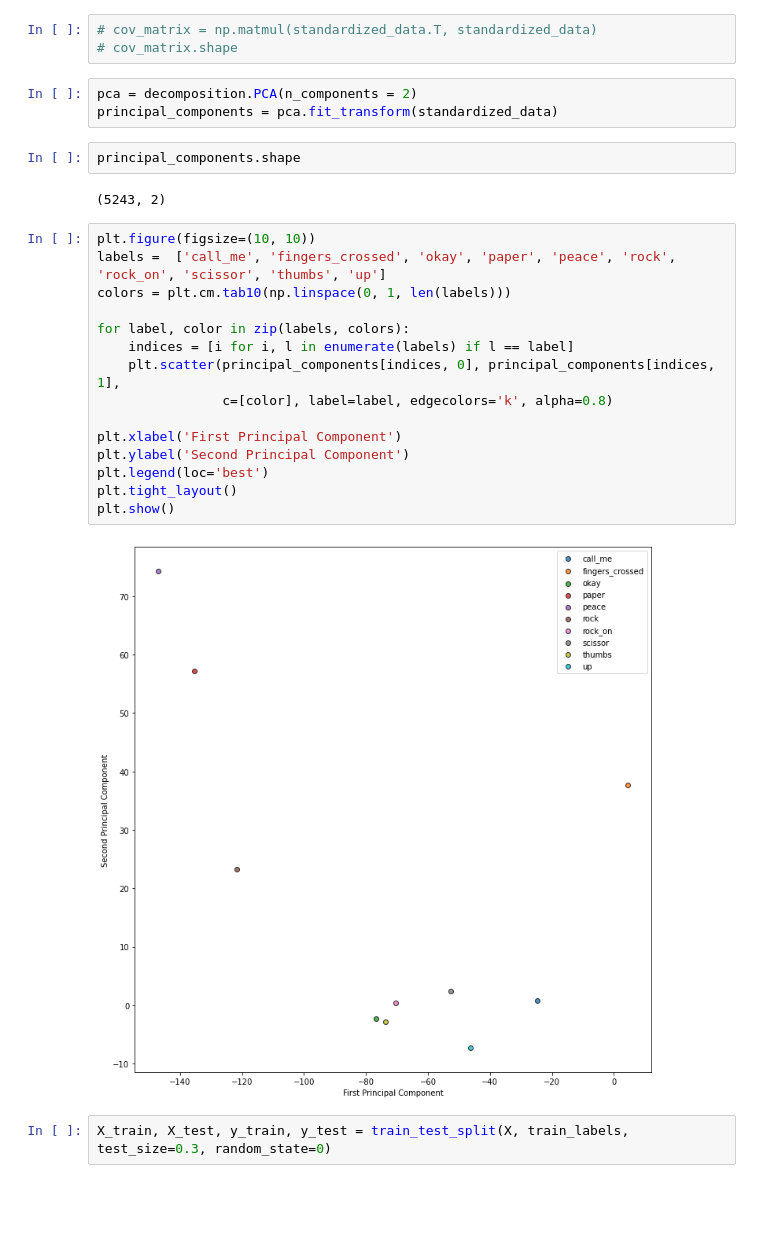
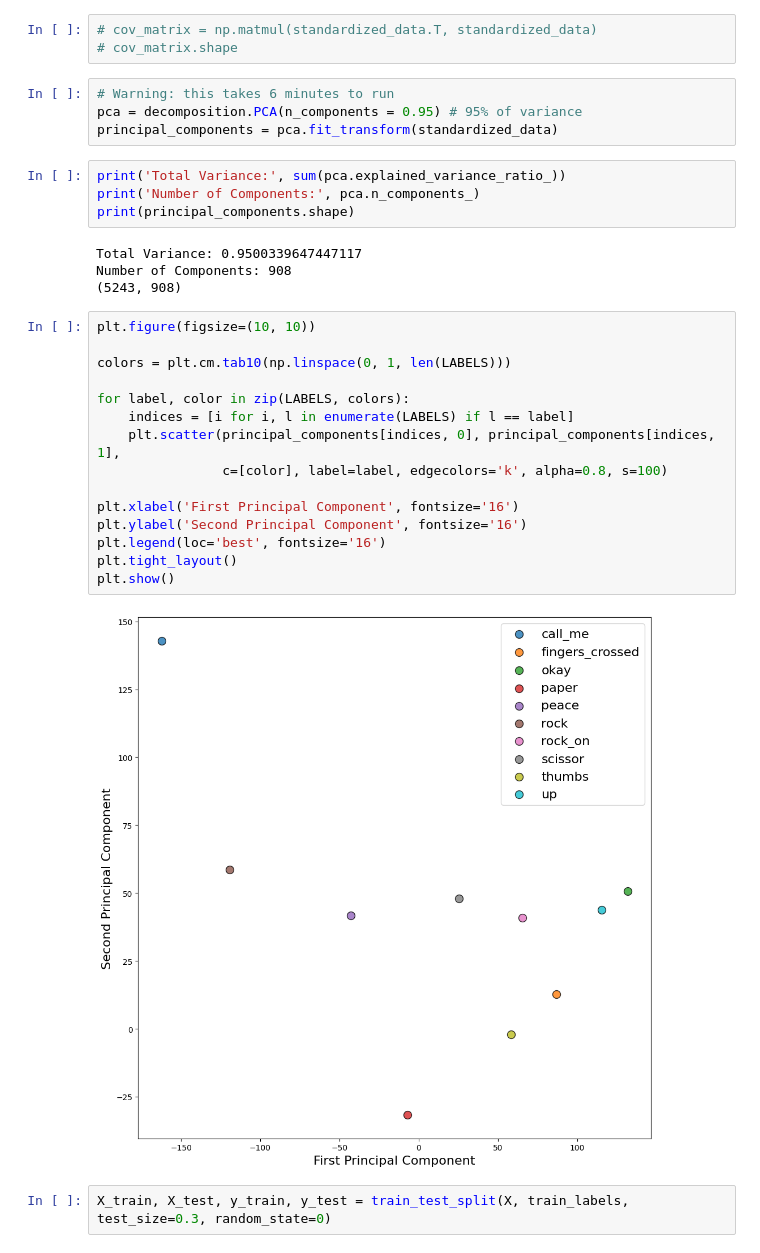
Before and after one commit to Spencer-LJY/Gesture_recognition-18752_proj-, a Jupyter notebook: Feature_Extraction.ipynb, the cells around one changed output. Drawn from its saved outputs; the diff is of its cells as text; blank space fills up the shorter version.

```diff
--- a/Feature_Extraction.ipynb
+++ b/Feature_Extraction.ipynb
@@ -64,29 +74,34 @@ standardized_data.shape
 # cov_matrix = np.matmul(standardized_data.T, standardized_data)
 # cov_matrix.shape
 # %%
-pca = decomposition.PCA(n_components = 2)
+# Warning: this takes 6 minutes to run
+pca = decomposition.PCA(n_components = 0.95) # 95% of variance
 principal_components = pca.fit_transform(standardized_data)
 # %%
-principal_components.shape
+print('Total Variance:', sum(pca.explained_variance_ratio_))
+print('Number of Components:', pca.n_components_)
+print(principal_components.shape)
 # %% [output]
-(5243, 2)
+Total Variance: 0.9500339647447117
+Number of Components: 908
+(5243, 908)
 # %%
 plt.figure(figsize=(10, 10))
-labels =  ['call_me', 'fingers_crossed', 'okay', 'paper', 'peace', 'rock', 'rock_on', 'scissor', 'thumbs', 'up']
-colors = plt.cm.tab10(np.linspace(0, 1, len(labels)))
 
-for label, color in zip(labels, colors):
-    indices = [i for i, l in enumerate(labels) if l == label]
+colors = plt.cm.tab10(np.linspace(0, 1, len(LABELS)))
+
+for label, color in zip(LABELS, colors):
+    indices = [i for i, l in enumerate(LABELS) if l == label]
     plt.scatter(principal_components[indices, 0], principal_components[indices, 1],
-                c=[color], label=label, edgecolors='k', alpha=0.8)
+                c=[color], label=label, edgecolors='k', alpha=0.8, s=100)
 
-plt.xlabel('First Principal Component')
-plt.ylabel('Second Principal Component')
-plt.legend(loc='best')
+plt.xlabel('First Principal Component', fontsize='16')
+plt.ylabel('Second Principal Component', fontsize='16')
+plt.legend(loc='best', fontsize='16')
 plt.tight_layout()
 plt.show()
 # %% [output]
-[figure, old version]
+[figure, new version]
 # %%
 X_train, X_test, y_train, y_test = train_test_split(X, train_labels, test_size=0.3, random_state=0)
 # %% [markdown]
```
Also changed, not shown: parts of 12 cells of this notebook, 2 other files.
